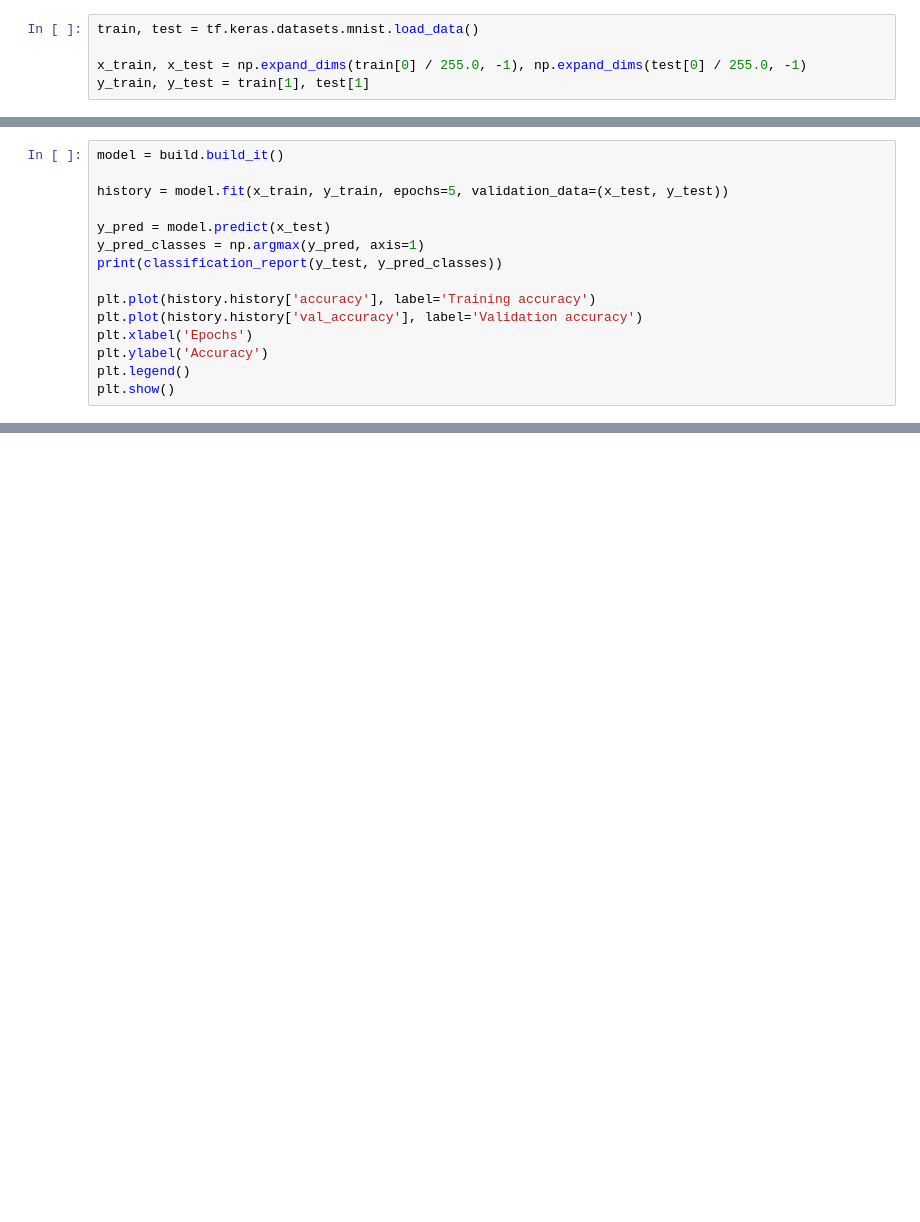
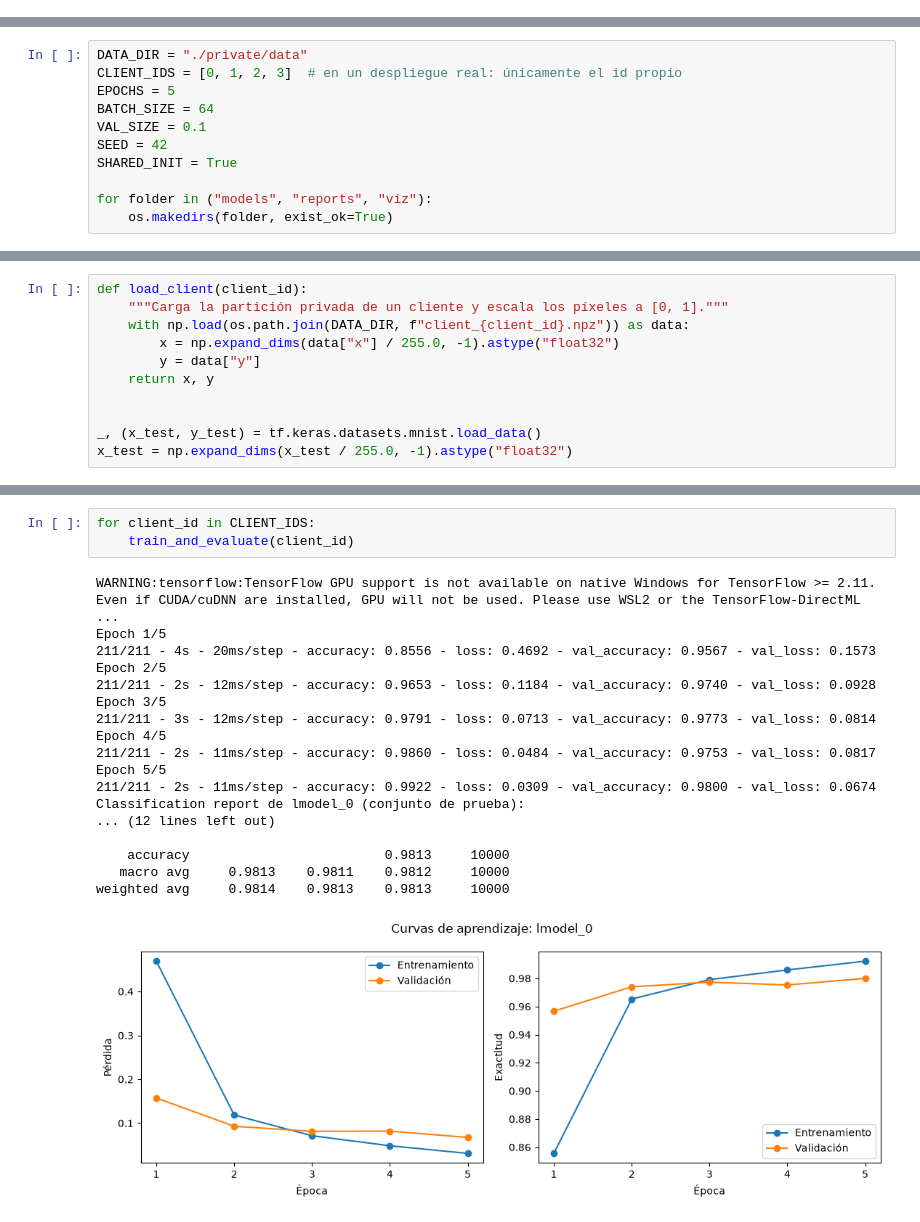
Before and after one commit to Racoo203/Offline-Cloud-Computing, a Jupyter notebook: local_training.ipynb, the cells around one changed output, grey strips where cells are left out. Cells and saved outputs as stored; diff of their text form; blank space fills up the shorter version.

```diff
--- a/local_training.ipynb
+++ b/local_training.ipynb
@@ -33,5 +17,0 @@ Cargamos MNIST, normalizamos los píxeles a [0, 1] y añadimos la dimensión de
-# %%
-train, test = tf.keras.datasets.mnist.load_data()
-
-x_train, x_test = np.expand_dims(train[0] / 255.0, -1), np.expand_dims(test[0] / 255.0, -1)
-y_train, y_test = train[1], test[1]
@@ -172,15 +17,0 @@ Como referencia, entrenamos el mismo modelo con todos los datos de entrenamiento
-# %%
-model = build.build_it()
-
-history = model.fit(x_train, y_train, epochs=5, validation_data=(x_test, y_test))
-
-y_pred = model.predict(x_test)
-y_pred_classes = np.argmax(y_pred, axis=1)
-print(classification_report(y_test, y_pred_classes))
-
-plt.plot(history.history['accuracy'], label='Training accuracy')
-plt.plot(history.history['val_accuracy'], label='Validation accuracy')
-plt.xlabel('Epochs')
-plt.ylabel('Accuracy')
-plt.legend()
-plt.show()
@@ -205,0 +25,11 @@ weighted avg       0.99      0.99      0.99     10000
+# %%
+DATA_DIR = "./private/data"
+CLIENT_IDS = [0, 1, 2, 3]  # en un despliegue real: únicamente el id propio
+EPOCHS = 5
+BATCH_SIZE = 64
+VAL_SIZE = 0.1
+SEED = 42
+SHARED_INIT = True
+
+for folder in ("models", "reports", "viz"):
+    os.makedirs(folder, exist_ok=True)
@@ -205,0 +40,11 @@ weighted avg       0.99      0.99      0.99     10000
+# %%
+def load_client(client_id):
+    """Carga la partición privada de un cliente y escala los píxeles a [0, 1]."""
+    with np.load(os.path.join(DATA_DIR, f"client_{client_id}.npz")) as data:
+        x = np.expand_dims(data["x"] / 255.0, -1).astype("float32")
+        y = data["y"]
+    return x, y
+
+
+_, (x_test, y_test) = tf.keras.datasets.mnist.load_data()
+x_test = np.expand_dims(x_test / 255.0, -1).astype("float32")
@@ -205,0 +107,22 @@ weighted avg       0.99      0.99      0.99     10000
+# %%
+for client_id in CLIENT_IDS:
+    train_and_evaluate(client_id)
+# %% [output]
+WARNING:tensorflow:TensorFlow GPU support is not available on native Windows for TensorFlow >= 2.11. Even if CUDA/cuDNN are installed, GPU will not be used. Please use WSL2 or the TensorFlow-DirectML  ...
+Epoch 1/5
+211/211 - 4s - 20ms/step - accuracy: 0.8556 - loss: 0.4692 - val_accuracy: 0.9567 - val_loss: 0.1573
+Epoch 2/5
+211/211 - 2s - 12ms/step - accuracy: 0.9653 - loss: 0.1184 - val_accuracy: 0.9740 - val_loss: 0.0928
+Epoch 3/5
+211/211 - 3s - 12ms/step - accuracy: 0.9791 - loss: 0.0713 - val_accuracy: 0.9773 - val_loss: 0.0814
+Epoch 4/5
+211/211 - 2s - 11ms/step - accuracy: 0.9860 - loss: 0.0484 - val_accuracy: 0.9753 - val_loss: 0.0817
+Epoch 5/5
+211/211 - 2s - 11ms/step - accuracy: 0.9922 - loss: 0.0309 - val_accuracy: 0.9800 - val_loss: 0.0674
+Classification report de lmodel_0 (conjunto de prueba):
+... (12 lines left out)
+
+    accuracy                         0.9813     10000
+   macro avg     0.9813    0.9811    0.9812     10000
+weighted avg     0.9814    0.9813    0.9813     10000
+[figure, added]
```
Also changed, not shown: parts of 18 cells of this notebook, 29 other files.
